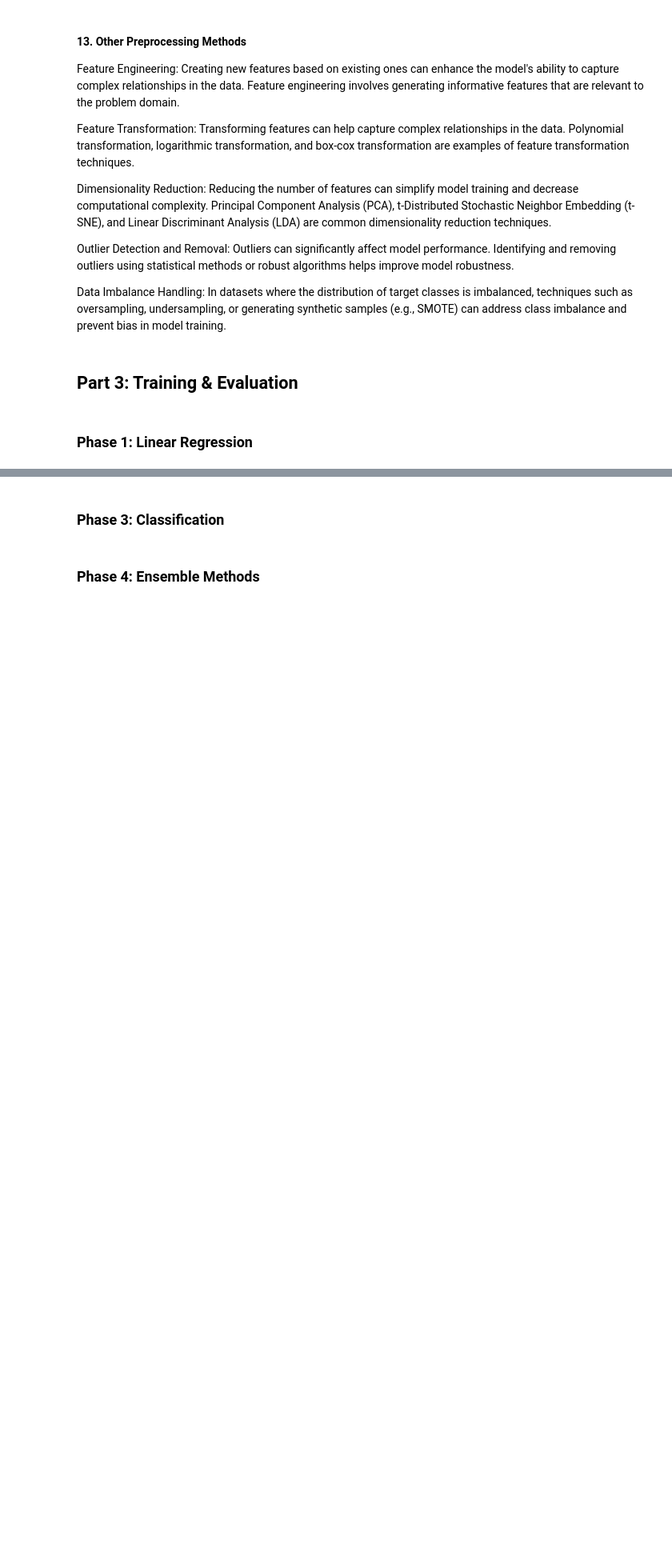
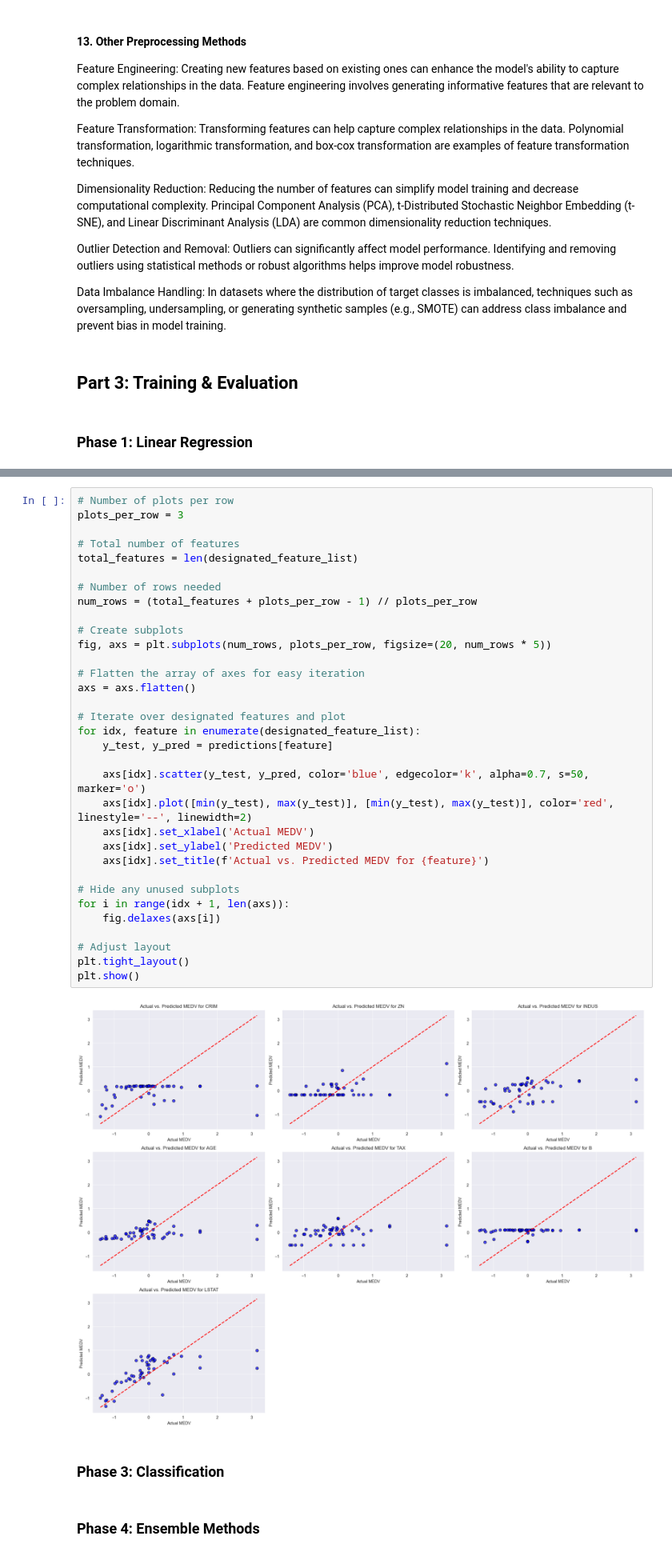
Before and after one commit to amirZZZkiller/AI-Course-Projects, a Jupyter notebook: A4/AI_A4.ipynb, the cells around one changed output, grey strips where cells are left out. Shown at 80% size. Saved outputs shown, nothing was run; the diff lists cells and outputs as text; blank space fills up the shorter version.

```diff
--- a/A4/AI_A4.ipynb
+++ b/A4/AI_A4.ipynb
@@ -686,3 +1028,38 @@ Data Imbalance Handling:
+# %%
+# Number of plots per row
+plots_per_row = 3
+
+# Total number of features
+total_features = len(designated_feature_list)
+
+# Number of rows needed
+num_rows = (total_features + plots_per_row - 1) // plots_per_row
+
+# Create subplots
+fig, axs = plt.subplots(num_rows, plots_per_row, figsize=(20, num_rows * 5))
+
+# Flatten the array of axes for easy iteration
+axs = axs.flatten()
+
+# Iterate over designated features and plot
+for idx, feature in enumerate(designated_feature_list):
+    y_test, y_pred = predictions[feature]
+
+    axs[idx].scatter(y_test, y_pred, color='blue', edgecolor='k', alpha=0.7, s=50, marker='o')
+    axs[idx].plot([min(y_test), max(y_test)], [min(y_test), max(y_test)], color='red', linestyle='--', linewidth=2)
+    axs[idx].set_xlabel('Actual MEDV')
+    axs[idx].set_ylabel('Predicted MEDV')
+    axs[idx].set_title(f'Actual vs. Predicted MEDV for {feature}')
+
+# Hide any unused subplots
+for i in range(idx + 1, len(axs)):
+    fig.delaxes(axs[i])
+
+# Adjust layout
+plt.tight_layout()
+plt.show()
+# %% [output]
+[figure, added]
 # %% [markdown]
 ### Phase 3: Classification
 # %% [markdown]
```
Also changed, not shown: parts of 12 cells of this notebook, 3 other files.
